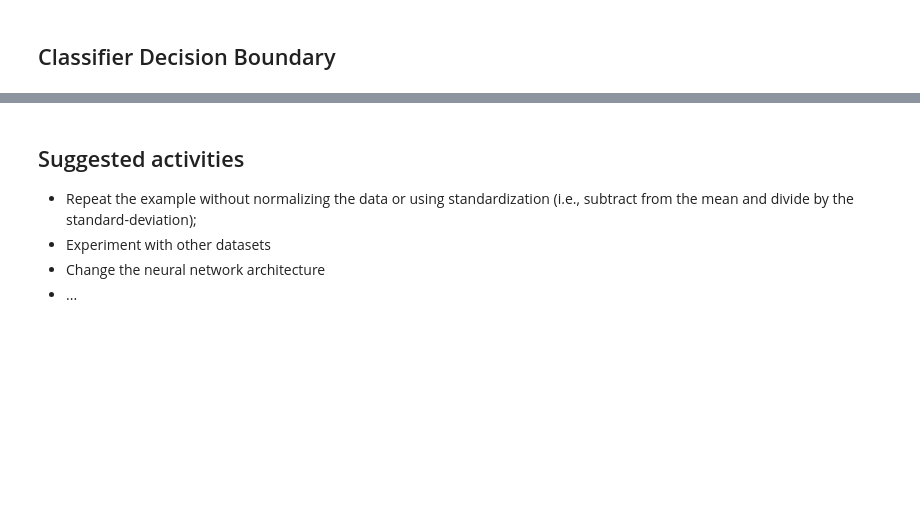
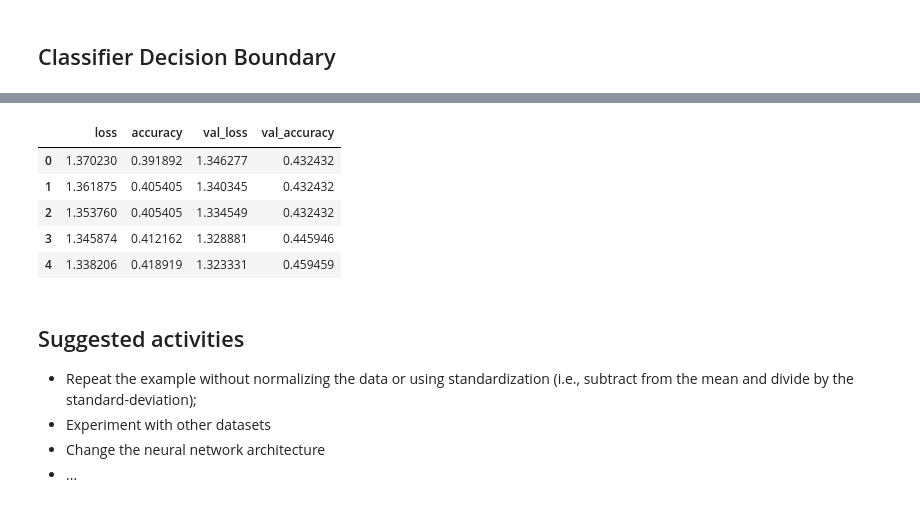
Before and after one commit to ENEL-645-ML/ENEL645, a Jupyter notebook: JNotebooks/tutorial04_fully_connected_neural_network_2D_synthetic_example.ipynb, the cells around one changed output, grey strips where cells are left out. Cells and saved outputs as stored; diff of their text form; code cells hidden in the pictures; blank space fills up the shorter version.

```diff
--- a/JNotebooks/tutorial04_fully_connected_neural_network_2D_synthetic_example.ipynb
+++ b/JNotebooks/tutorial04_fully_connected_neural_network_2D_synthetic_example.ipynb
@@ -270,3 +290,13 @@ plt.show()
+# %%
+t=pd.DataFrame(history.history)
+t.head(5)
+# %% [output]
+|  | loss | accuracy | val_loss | val_accuracy |
+| 0 | 1.370230 | 0.391892 | 1.346277 | 0.432432 |
+| 1 | 1.361875 | 0.405405 | 1.340345 | 0.432432 |
+| 2 | 1.353760 | 0.405405 | 1.334549 | 0.432432 |
+| 3 | 1.345874 | 0.412162 | 1.328881 | 0.445946 |
+| 4 | 1.338206 | 0.418919 | 1.323331 | 0.459459 |
 # %% [markdown]
 ## Suggested activities
 - Repeat the example without normalizing the data or using standardization (i.e., subtract from the mean and divide by the standard-deviation);
```
Also changed, not shown: parts of 11 cells of this notebook.
